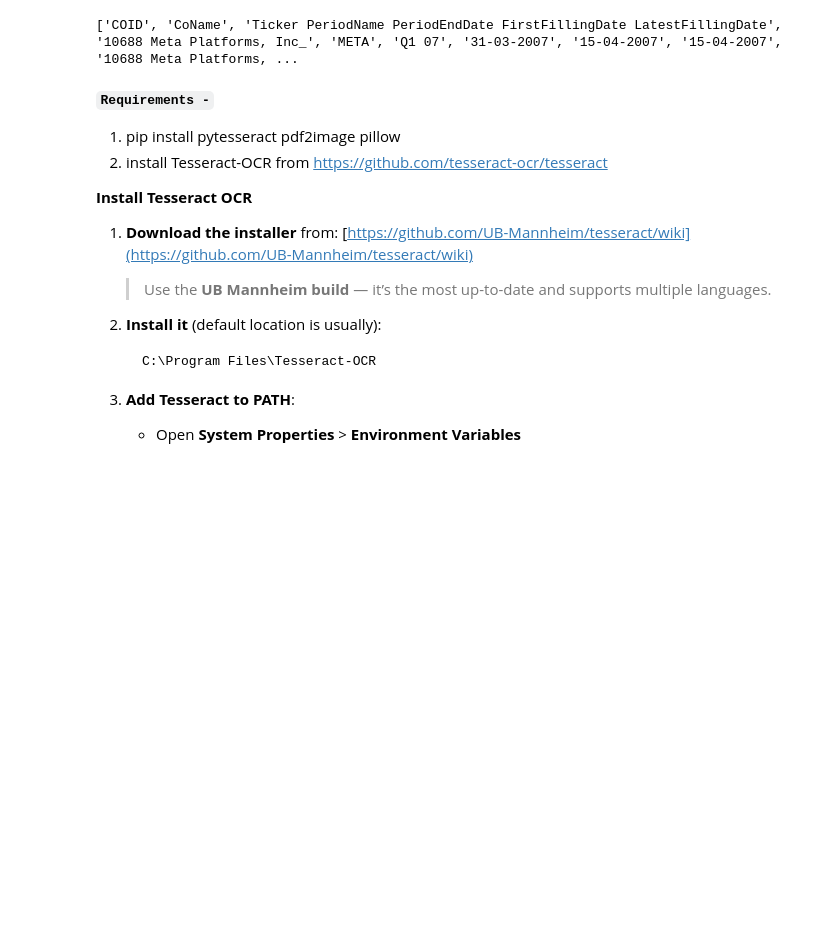
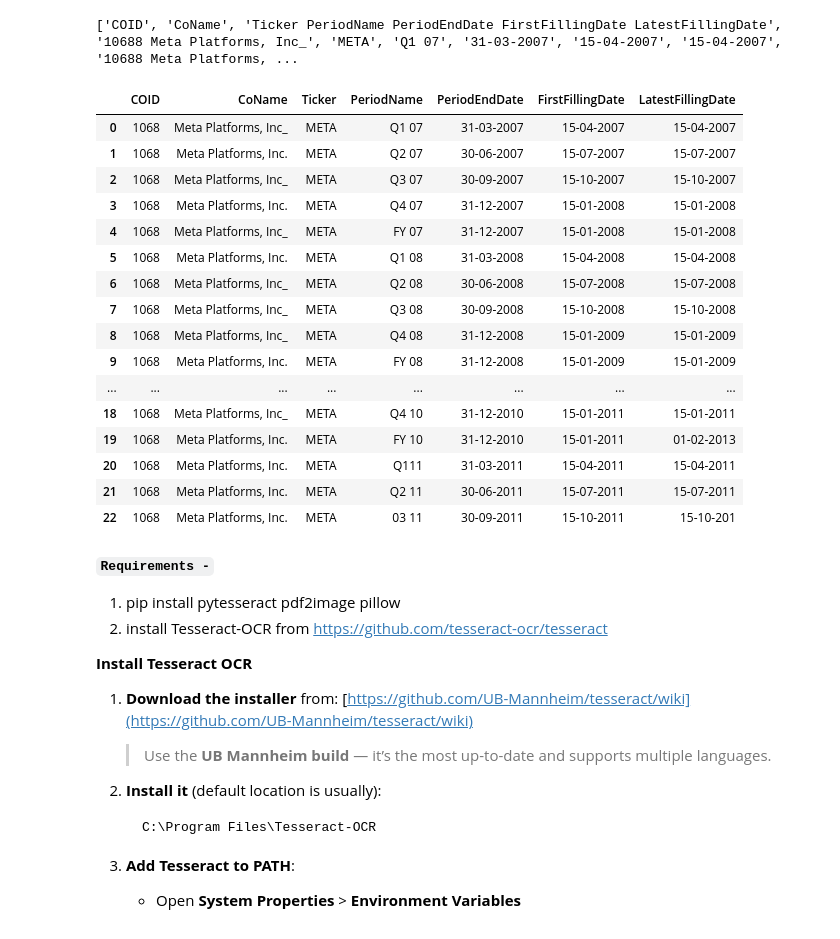
Before and after one commit to knowledge-corner/Vituare-Research, a Jupyter notebook: Day - 7.ipynb, the cells around one changed output. Drawn from its saved outputs; the diff is of its cells as text; code cells hidden in the pictures; blank space fills up the shorter version.

```diff
--- a/Day - 7.ipynb
+++ b/Day - 7.ipynb
@@ -495,13 +497,41 @@ df.drop(columns=["PeriodName"]).iloc[:22].equals(df2.drop(columns=["PeriodName"]
 True
 # %%
 from easyocr import Reader
+import pandas as pd
 
 reader = Reader(['en'])
-text = reader.readtext("data.png", detail=0)
+text = reader.readtext("./Datasets/data.png", detail=0)
 print(text)
 # %% [output]
 Neither CUDA nor MPS are available - defaulting to CPU. Note: This module is much faster with a GPU.
 ['COID', 'CoName', 'Ticker PeriodName PeriodEndDate FirstFillingDate LatestFillingDate', '10688 Meta Platforms, Inc_', 'META', 'Q1 07', '31-03-2007', '15-04-2007', '15-04-2007', '10688 Meta Platforms, ...
+# %%
+import numpy as np
+data = np.append(text[3:], np.ones(5))
+df = pd.DataFrame(np.reshape(data, (24, 6)), columns=['A', 'Ticker', "PeriodName", "PeriodEndDate", "FirstFillingDate", 'LatestFillingDate'])
+df = df.iloc[:-2]
+df.loc[len(df)] = ['10688 Meta Platforms, Inc.', 'META', '03 11', '30-09-2011', '15-10-2011', '15-10-201']
+df[['COID', 'CoName']] = df['A'].str.split(r'\d\s', regex=True, expand=True)
+df = df[['COID', 'CoName', 'Ticker', 'PeriodName', 'PeriodEndDate', 'FirstFillingDate', 'LatestFillingDate']]
+df
+# %% [output]
+|  | COID | CoName | Ticker | PeriodName | PeriodEndDate | FirstFillingDate | LatestFillingDate |
+| 0 | 1068 | Meta Platforms, Inc_ | META | Q1 07 | 31-03-2007 | 15-04-2007 | 15-04-2007 |
+| 1 | 1068 | Meta Platforms, Inc. | META | Q2 07 | 30-06-2007 | 15-07-2007 | 15-07-2007 |
+| 2 | 1068 | Meta Platforms, Inc_ | META | Q3 07 | 30-09-2007 | 15-10-2007 | 15-10-2007 |
+| 3 | 1068 | Meta Platforms, Inc. | META | Q4 07 | 31-12-2007 | 15-01-2008 | 15-01-2008 |
+| 4 | 1068 | Meta Platforms, Inc_ | META | FY 07 | 31-12-2007 | 15-01-2008 | 15-01-2008 |
+| 5 | 1068 | Meta Platforms, Inc. | META | Q1 08 | 31-03-2008 | 15-04-2008 | 15-04-2008 |
+| 6 | 1068 | Meta Platforms, Inc_ | META | Q2 08 | 30-06-2008 | 15-07-2008 | 15-07-2008 |
+| 7 | 1068 | Meta Platforms, Inc_ | META | Q3 08 | 30-09-2008 | 15-10-2008 | 15-10-2008 |
+| 8 | 1068 | Meta Platforms, Inc_ | META | Q4 08 | 31-12-2008 | 15-01-2009 | 15-01-2009 |
+| 9 | 1068 | Meta Platforms, Inc. | META | FY 08 | 31-12-2008 | 15-01-2009 | 15-01-2009 |
+| ... | ... | ... | ... | ... | ... | ... | ... |
+| 18 | 1068 | Meta Platforms, Inc_ | META | Q4 10 | 31-12-2010 | 15-01-2011 | 15-01-2011 |
+| 19 | 1068 | Meta Platforms, Inc. | META | FY 10 | 31-12-2010 | 15-01-2011 | 01-02-2013 |
+| 20 | 1068 | Meta Platforms, Inc. | META | Q111 | 31-03-2011 | 15-04-2011 | 15-04-2011 |
+| 21 | 1068 | Meta Platforms, Inc. | META | Q2 11 | 30-06-2011 | 15-07-2011 | 15-07-2011 |
+| 22 | 1068 | Meta Platforms, Inc. | META | 03 11 | 30-09-2011 | 15-10-2011 | 15-10-201 |
 # %% [markdown]
 **`Requirements -`**
 1. pip install pytesseract pdf2image pillow
```
Also changed, not shown: parts of 1 cell of this notebook, 5 other files.
